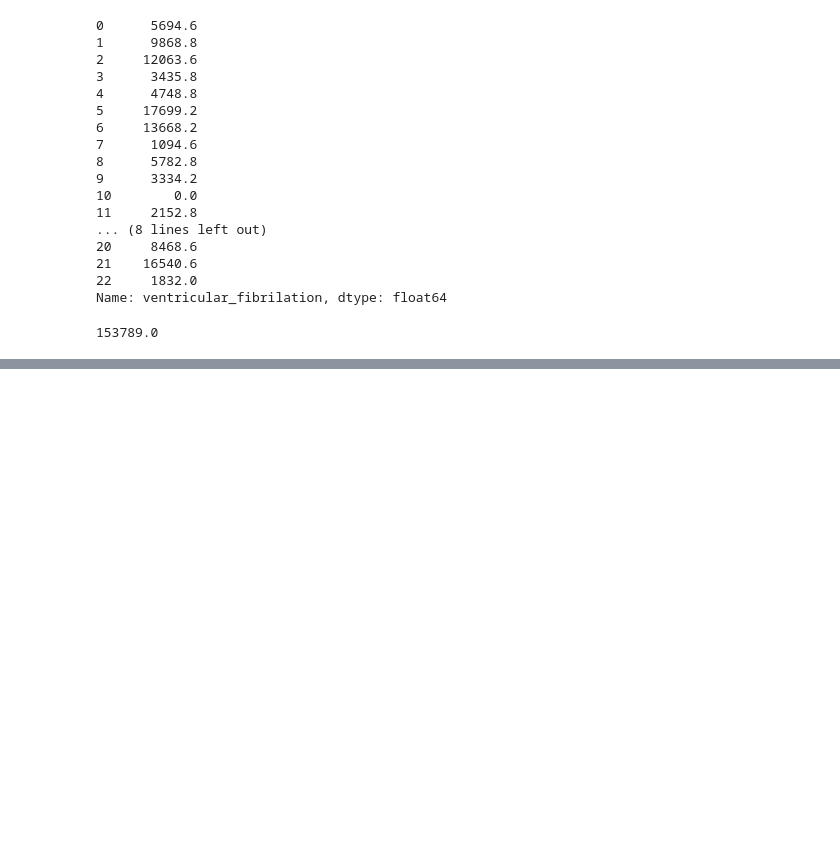
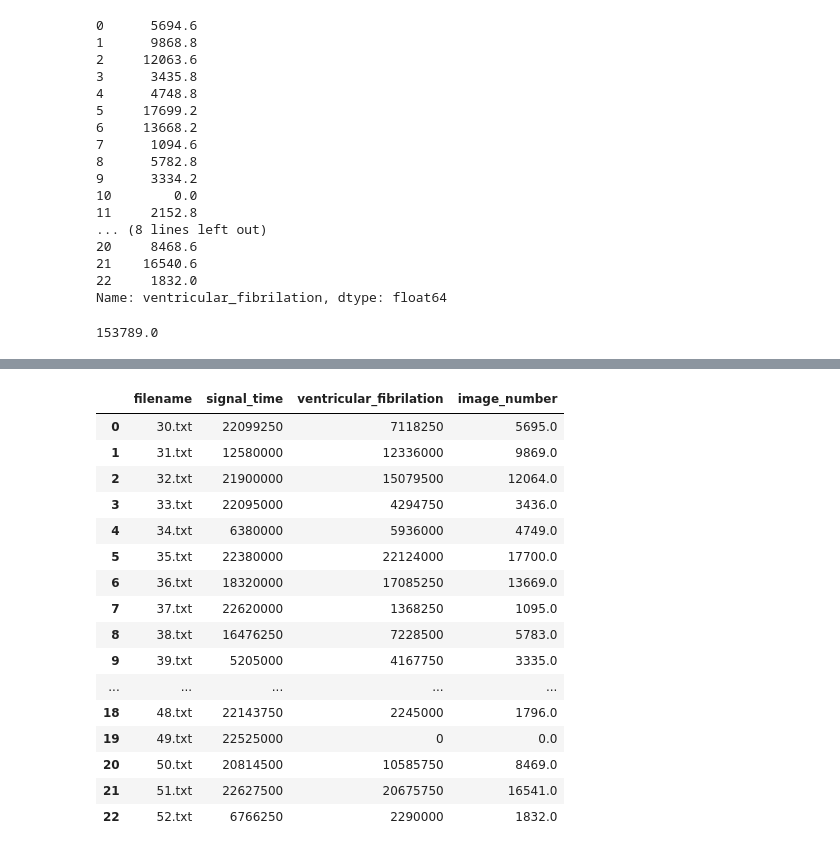
Before and after one commit to leandro-sartini/sudden_death_tcc, a Jupyter notebook: notebooks/preprocessing/Transform Holter into Images.ipynb, the cells around one changed output, grey strips where cells are left out. Saved outputs shown, nothing was run; the diff lists cells and outputs as text; code cells hidden in the pictures; blank space fills up the shorter version.

```diff
--- a/notebooks/preprocessing/Transform Holter into Images.ipynb
+++ b/notebooks/preprocessing/Transform Holter into Images.ipynb
@@ -158,0 +171,20 @@ lista_filenames
+# %%
+df
+# %% [output]
+|  | filename | signal_time | ventricular_fibrilation | image_number |
+| 0 | 30.txt | 22099250 | 7118250 | 5695.0 |
+| 1 | 31.txt | 12580000 | 12336000 | 9869.0 |
+| 2 | 32.txt | 21900000 | 15079500 | 12064.0 |
+| 3 | 33.txt | 22095000 | 4294750 | 3436.0 |
+| 4 | 34.txt | 6380000 | 5936000 | 4749.0 |
+| 5 | 35.txt | 22380000 | 22124000 | 17700.0 |
+| 6 | 36.txt | 18320000 | 17085250 | 13669.0 |
+| 7 | 37.txt | 22620000 | 1368250 | 1095.0 |
+| 8 | 38.txt | 16476250 | 7228500 | 5783.0 |
+| 9 | 39.txt | 5205000 | 4167750 | 3335.0 |
+| ... | ... | ... | ... | ... |
+| 18 | 48.txt | 22143750 | 2245000 | 1796.0 |
+| 19 | 49.txt | 22525000 | 0 | 0.0 |
+| 20 | 50.txt | 20814500 | 10585750 | 8469.0 |
+| 21 | 51.txt | 22627500 | 20675750 | 16541.0 |
+| 22 | 52.txt | 6766250 | 2290000 | 1832.0 |
```
Also changed, not shown: parts of 16 cells of this notebook, 2 other files.
